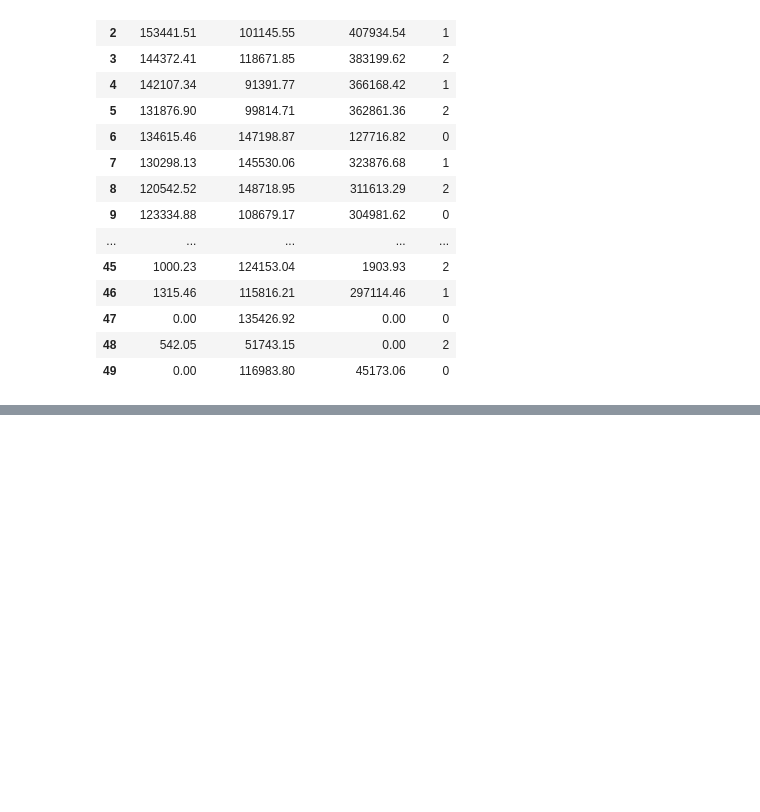
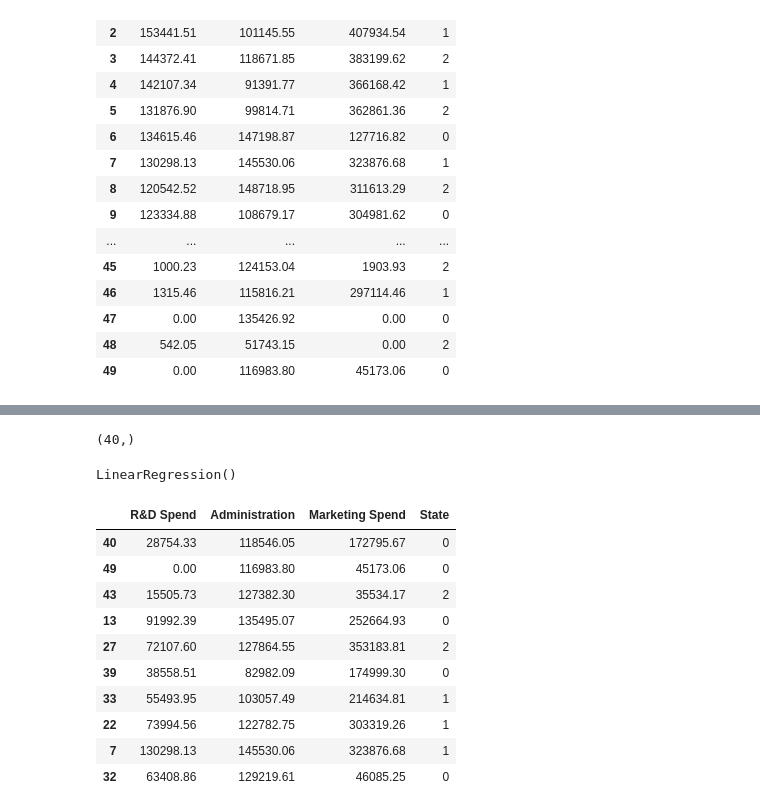
Before and after one commit to NG-Joseph/Special-Topics-Notebooks-and-Projects, a Jupyter notebook: Week 4/Machine Learning.ipynb, the cells around one changed output, grey strips where cells are left out. Cells and saved outputs as stored; diff of their text form; code cells hidden in the pictures; blank space fills up the shorter version.

```diff
--- a/Week 4/Machine Learning.ipynb
+++ b/Week 4/Machine Learning.ipynb
@@ -143,0 +151,2 @@ features
+# %%
+features_train, features_test, target_train, target_test = train_test_split(features, target, test_size=0.2)
@@ -143,0 +157,4 @@ features
+# %%
+target_train.shape
+# %% [output]
+(40,)
@@ -143,0 +167,18 @@ features
+# %%
+model
+# %% [output]
+LinearRegression()
+# %%
+features_test
+# %% [output]
+|  | R&D Spend | Administration | Marketing Spend | State |
+| 40 | 28754.33 | 118546.05 | 172795.67 | 0 |
+| 49 | 0.00 | 116983.80 | 45173.06 | 0 |
+| 43 | 15505.73 | 127382.30 | 35534.17 | 2 |
+| 13 | 91992.39 | 135495.07 | 252664.93 | 0 |
+| 27 | 72107.60 | 127864.55 | 353183.81 | 2 |
+| 39 | 38558.51 | 82982.09 | 174999.30 | 0 |
+| 33 | 55493.95 | 103057.49 | 214634.81 | 1 |
+| 22 | 73994.56 | 122782.75 | 303319.26 | 1 |
+| 7 | 130298.13 | 145530.06 | 323876.68 | 1 |
+| 32 | 63408.86 | 129219.61 | 46085.25 | 0 |
```
Also changed, not shown: parts of 10 cells of this notebook.
